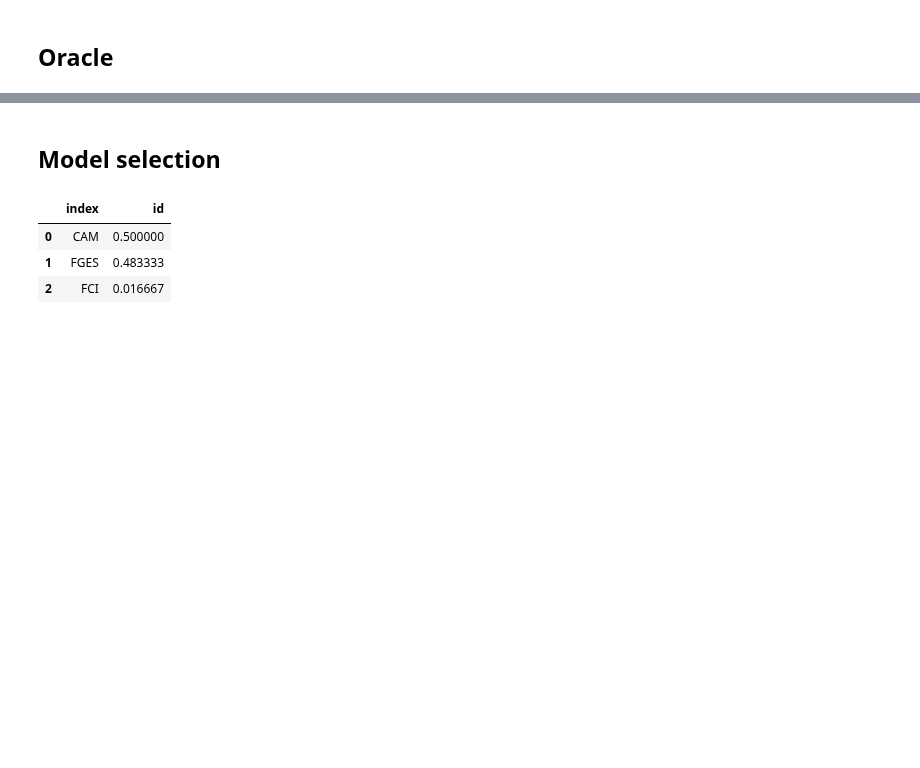
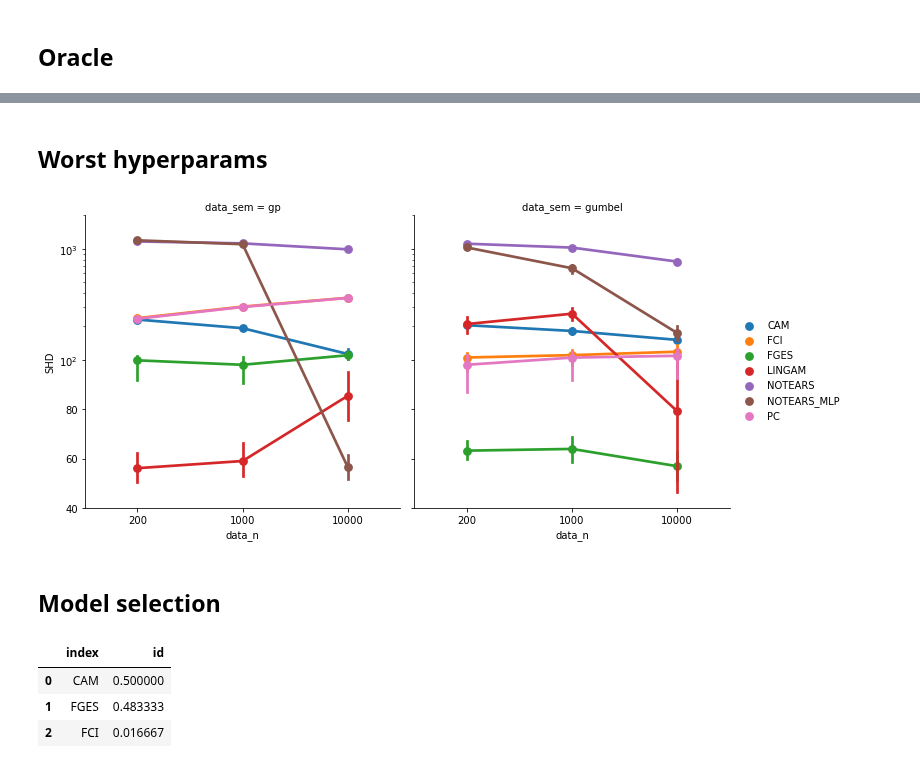
Before and after one commit to misoc-mml/hyperparams-causal-discovery, a Jupyter notebook: hyperparams/hyperparam_10k.ipynb, the cells around one changed output, grey strips where cells are left out. Drawn from its saved outputs; the diff is of its cells as text; code cells hidden in the pictures; blank space fills up the shorter version.

Commit message:
10k case with the worst hyperparams.

```diff
--- a/hyperparams/hyperparam_10k.ipynb
+++ b/hyperparams/hyperparam_10k.ipynb
@@ -31,3 +33,24 @@ plt.savefig('./plots/10k/10k_oracle.pdf', dpi=1000)
+# %% [markdown]
+## Worst hyperparams
+# %%
+df = ut.worst_h(bench_all)
+
+df['id'] = df.apply(lambda x: x['id'].upper(), axis=1)
+
+df_selected = df.loc[(df['graph_d'] == 1) & (df['graph_p'] == 50) & (df['graph_type'] == 'er') & (df['id'].isin(algs))]
+
+g = sns.catplot(data=df_selected, x='data_n', y='SHD_pattern', hue='id', col='data_sem', errorbar='se', kind='point', sharey=True)
+g.set(ylabel='SHD')
+g._legend.set_title('')
+
+
+plt.yscale('symlog', linthresh=1e2, linscale=2.0, subs=[2, 3, 4, 5, 6, 7, 8, 9])
+plt.ylim(40, 1e4/5)
+plt.yticks([40, 60, 80, 1e2, 1e3], labels=[40, 60, 80, '$10^2$', '$10^3$'])
+
+plt.savefig('./plots/10k/10k_worst.pdf', dpi=1000)
+# %% [output]
+[figure, added]
 # %% [markdown]
 ## Model selection
 # %%
```
Also changed, not shown: parts of 1 cell of this notebook, 2 other files.
